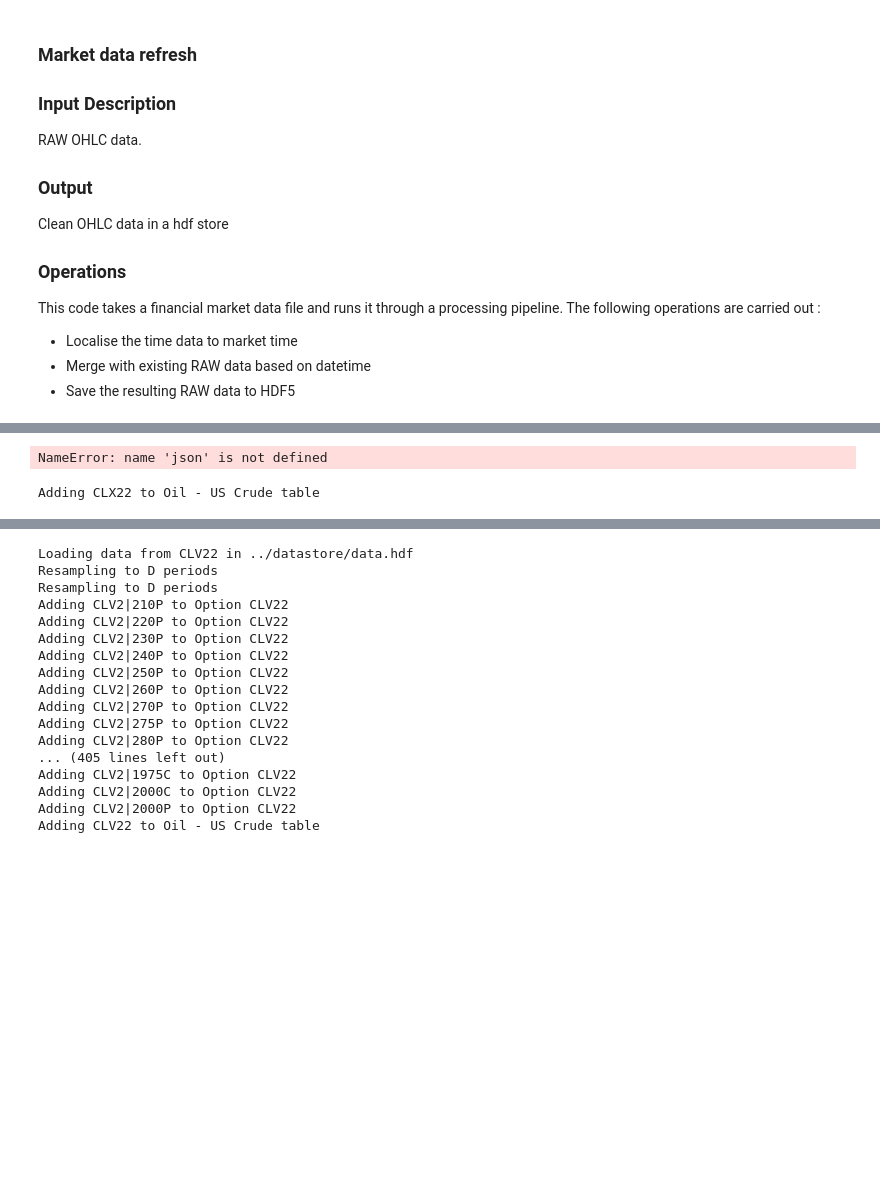
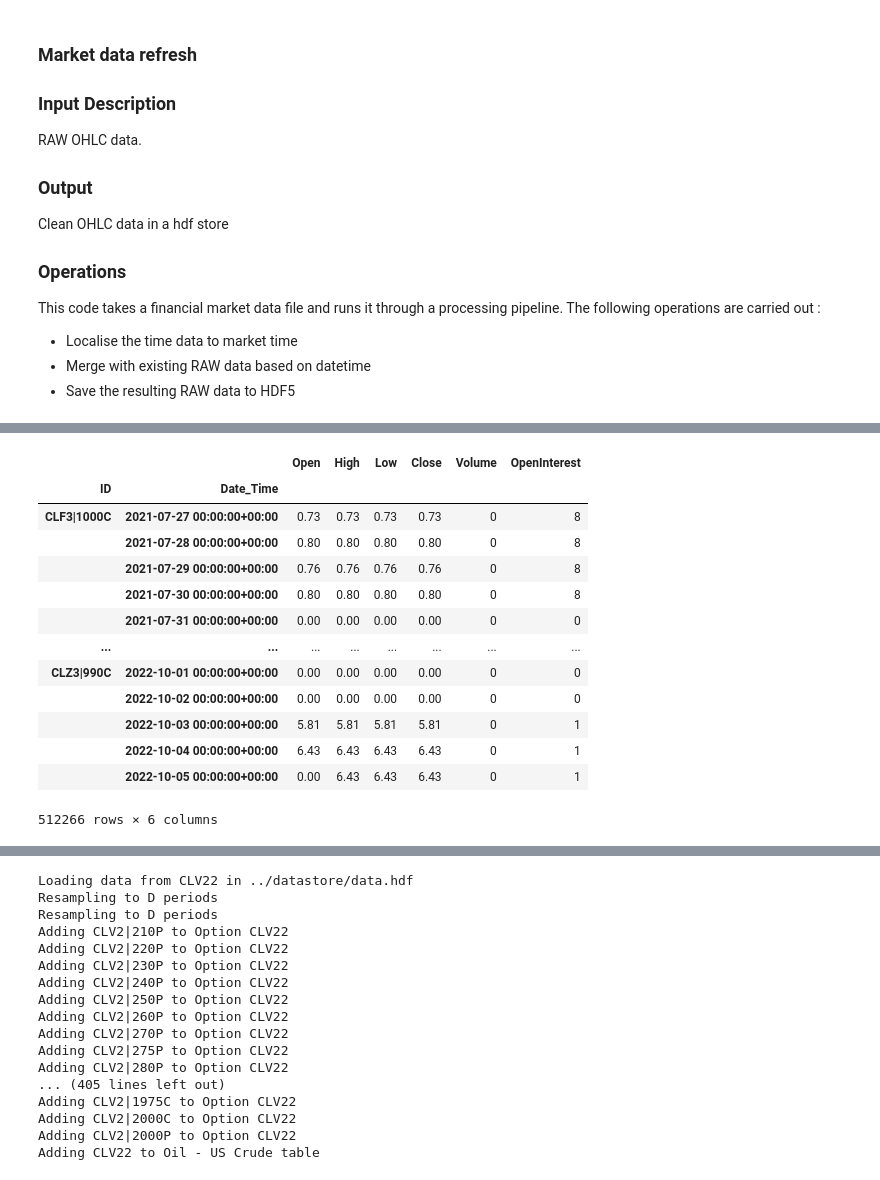
Before and after one commit to cwilko/marketinsights-price-aggregator, a Jupyter notebook: notebooks/datarefresh.ipynb, the cells around one changed output, grey strips where cells are left out. Cells and saved outputs as stored; diff of their text form; code cells hidden in the pictures; blank space fills up the shorter version.

```diff
--- a/notebooks/datarefresh.ipynb
+++ b/notebooks/datarefresh.ipynb
@@ -170,23 +298,32 @@ def appendOptionChainPrices(mds, ds_file):
+# %%
+data.groupby([pd.Grouper(level='ID'), pd.Grouper(level='Date_Time', freq='1H')]).sum()
+# %% [output]
+|  |  | Open | High | Low | Close | Volume | OpenInterest |
+| ID | Date_Time |  |  |  |  |  |  |
+| CLF3|1000C | 2021-07-27 00:00:00+00:00 | 0.73 | 0.73 | 0.73 | 0.73 | 0 | 8 |
+|  | 2021-07-28 00:00:00+00:00 | 0.80 | 0.80 | 0.80 | 0.80 | 0 | 8 |
+|  | 2021-07-29 00:00:00+00:00 | 0.76 | 0.76 | 0.76 | 0.76 | 0 | 8 |
+|  | 2021-07-30 00:00:00+00:00 | 0.80 | 0.80 | 0.80 | 0.80 | 0 | 8 |
+|  | 2021-07-31 00:00:00+00:00 | 0.00 | 0.00 | 0.00 | 0.00 | 0 | 0 |
+| ... | ... | ... | ... | ... | ... | ... | ... |
+| CLZ3|990C | 2022-10-01 00:00:00+00:00 | 0.00 | 0.00 | 0.00 | 0.00 | 0 | 0 |
+|  | 2022-10-02 00:00:00+00:00 | 0.00 | 0.00 | 0.00 | 0.00 | 0 | 0 |
+|  | 2022-10-03 00:00:00+00:00 | 5.81 | 5.81 | 5.81 | 5.81 | 0 | 1 |
+|  | 2022-10-04 00:00:00+00:00 | 6.43 | 6.43 | 6.43 | 6.43 | 0 | 1 |
+|  | 2022-10-05 00:00:00+00:00 | 0.00 | 6.43 | 6.43 | 6.43 | 0 | 1 |
+512266 rows × 6 columns
 # %%
 # Update options config file with all option chains
 ds_file = "../datasources/datasources_BarChartOption.json"
 datasources = json.load(open(ds_file))
 market = datasources[0]["markets"][0]
 
+# Get Chains
 chains = getOptionChains(datasources[0], market["optionRoot"])
-market["options"] = json.loads(chains.to_json(orient="records"))
+market["optionChains"].extend(json.loads(chains.to_json(orient="records")))
+
+# Get Options and Sources from Chains
+options, datasources = fetchOptionData(datasources)
 
 #with open(ds_file, 'w', encoding='utf-8') as f:
 #    json.dump(datasources, f, ensure_ascii=False, indent=4)
-# %% [output]
-NameError: name 'json' is not defined
-# %%
-ds_file = "../datasources/datasources_BarChartOption.json"
-datasources = json.load(open(ds_file))
-
-options, datasources = fetchOptionData(datasources)
-
-with open(ds_file, 'w', encoding='utf-8') as f:
-    json.dump(datasources, f, ensure_ascii=False, indent=4)
-# %% [output]
-Adding CLX22 to Oil - US Crude table
```
Also changed, not shown: parts of 17 cells of this notebook, 4 other files.
